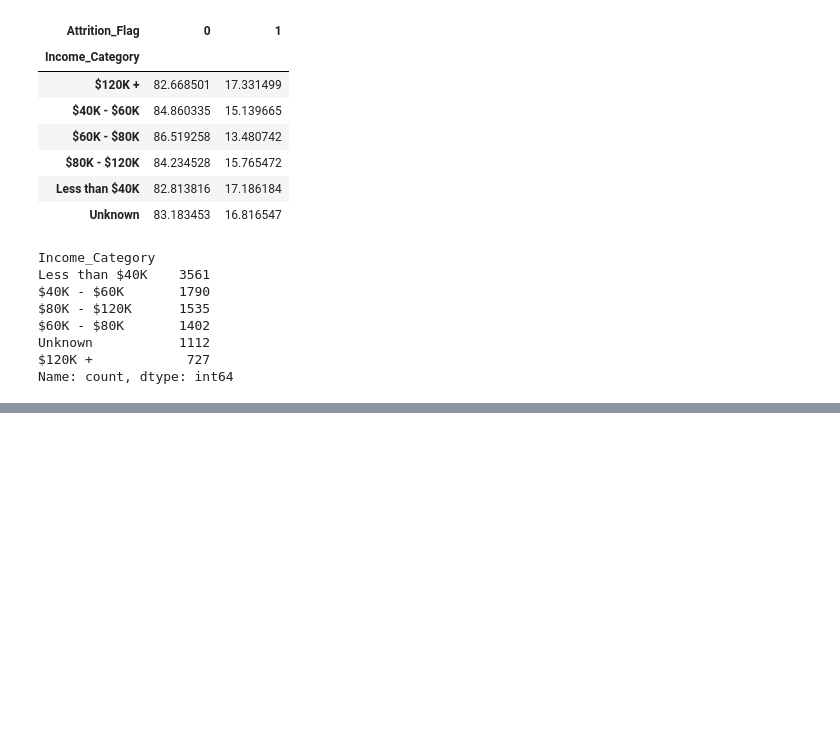
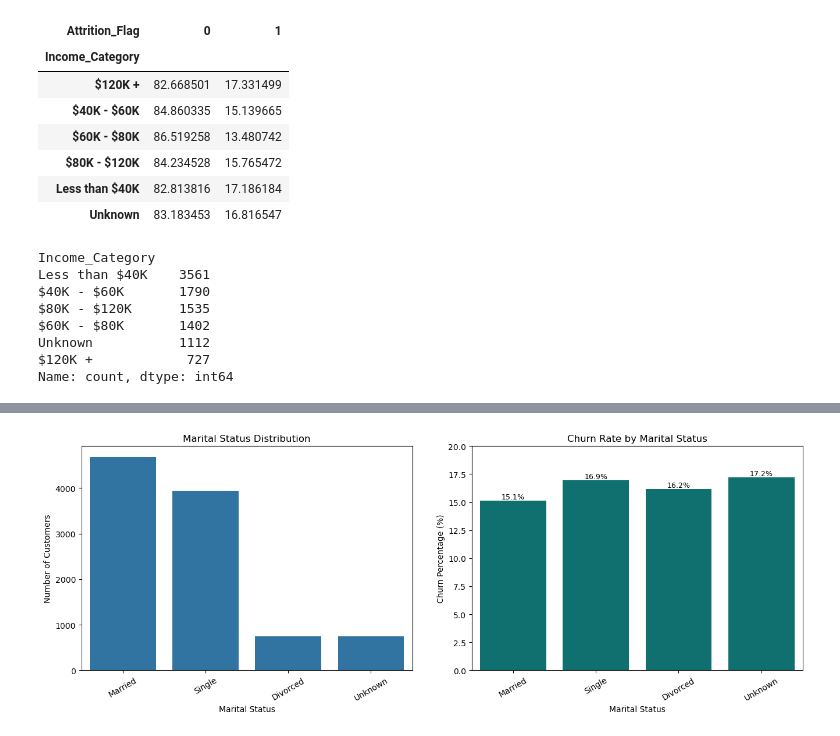
Before and after one commit to gianellarobles/Customer-Churn-Analytics-Predication, a Jupyter notebook: Customer_Churn_AP.ipynb, the cells around one changed output, grey strips where cells are left out. Saved outputs shown, nothing was run; the diff lists cells and outputs as text; code cells hidden in the pictures; blank space fills up the shorter version.

```diff
--- a/Customer_Churn_AP.ipynb
+++ b/Customer_Churn_AP.ipynb
@@ -379,0 +472,58 @@ plt.show()
+# %%
+#marital status churn
+marital_churn = pd.crosstab(
+    customer_characteristics['Marital_Status'],
+    customer_characteristics['Attrition_Flag'],
+    normalize='index'
+) *100
+
+#order marital status
+marital_order = [
+    'Married',
+    'Single',
+    'Divorced',
+    'Unknown'
+]
+
+#create figure
+fig, axes = plt.subplots(1,2,figsize=(16,5))
+
+#martial graph - count
+sns.countplot(
+    data=customer_characteristics,
+    x='Marital_Status',
+    ax=axes[0],
+    order=marital_order
+)
+axes[0].set_title('Marital Status Distribution')
+axes[0].set_xlabel('Marital Status')
+axes[0].set_ylabel('Number of Customers')
+axes[0].tick_params(axis='x', rotation=30)
+
+#churn graph
+sns.barplot(
+    x=marital_churn.index,
+    y=marital_churn[1],
+    ax=axes[1],
+    order=marital_order,
+    color='teal'
+)
+
+for p in axes[1].patches:
+    axes[1].annotate(
+        f'{p.get_height():.1f}%',
+        (p.get_x() + p.get_width() / 2, p.get_height()),
+        ha='center',
+        va='bottom',
+        fontsize=9
+    )
+axes[1].set_title('Churn Rate by Marital Status')
+axes[1].set_xlabel('Marital Status')
+axes[1].set_ylabel('Churn Percentage (%)')
+axes[1].set_ylim(0, 20)  # Set y-axis limit to 20%
+axes[1].tick_params(axis='x', rotation=30)
+
+plt.subplots_adjust(wspace=0.18)
+plt.show()
+# %% [output]
+[figure, added]
```
Also changed, not shown: parts of 7 cells of this notebook.
